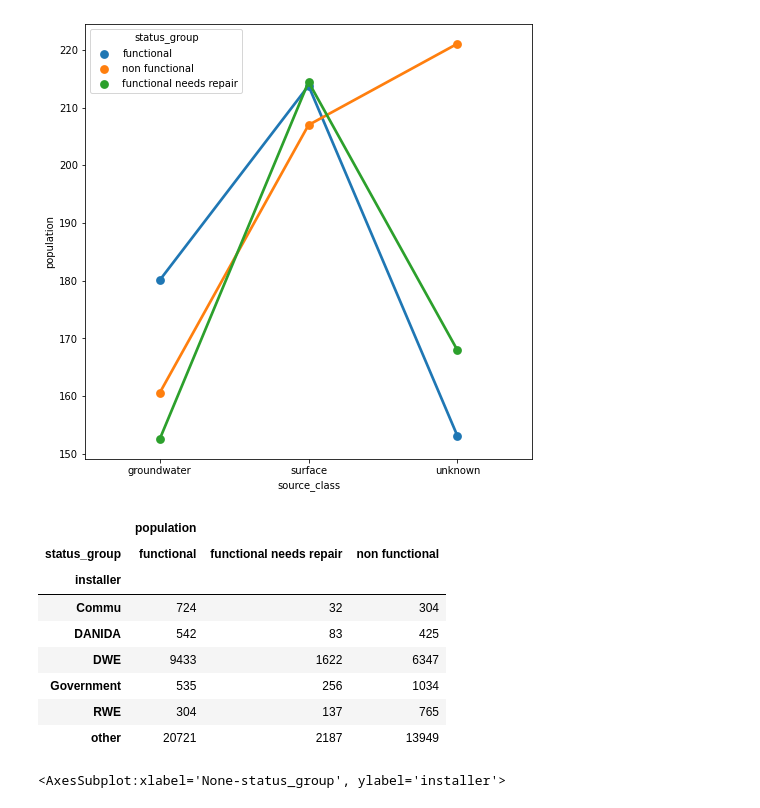
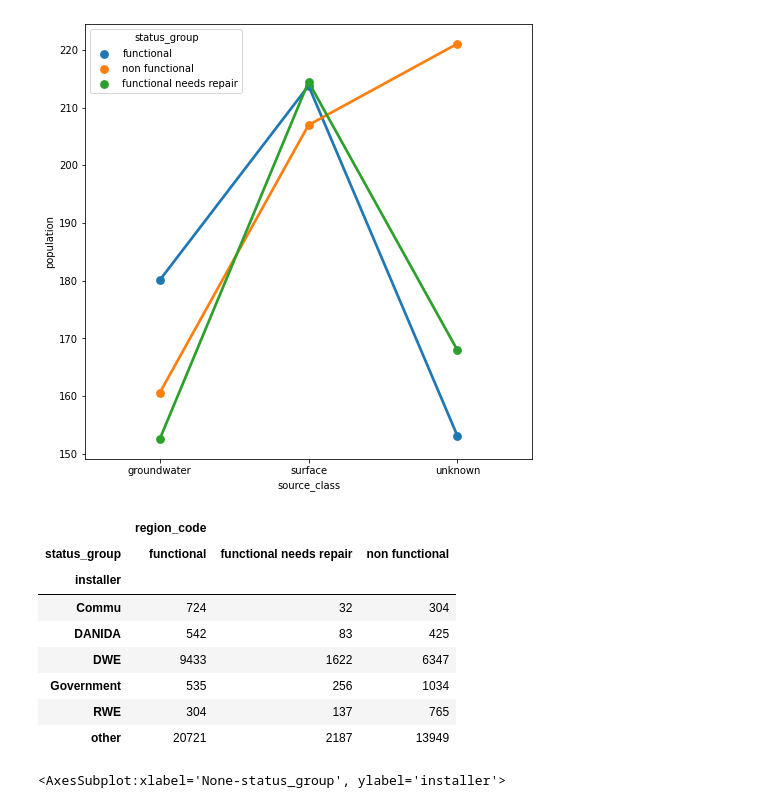
Before and after one commit to OlgertHasko/Tanzanian-Water-Wells, a Jupyter notebook: Madoria's Journal.ipynb, the cells around one changed output. Cells and saved outputs as stored; diff of their text form; code cells hidden in the pictures.

```diff
--- a/Madoria's Journal.ipynb
+++ b/Madoria's Journal.ipynb
@@ -240,12 +240,12 @@ sns.pointplot(x=train_clean['source_class'], y=train_clean['population'], hue=tr
 # %%
 # from pandas import pivot_table
 
-piv_df= train_clean[['installer','status_group', 'population']]
+piv_df= train_clean[['installer','status_group', 'region_code']]
 piv_table = piv_df.pivot_table(index='installer',
                            columns='status_group', aggfunc='count')
 piv_table
 # %% [output]
-|  | population |  |  |
+|  | region_code |  |  |
 | status_group | functional | functional needs repair | non functional |
 | installer |  |  |  |
 | Commu | 724 | 32 | 304 |
```
Also changed, not shown: parts of 11 cells of this notebook, 3 other files.
